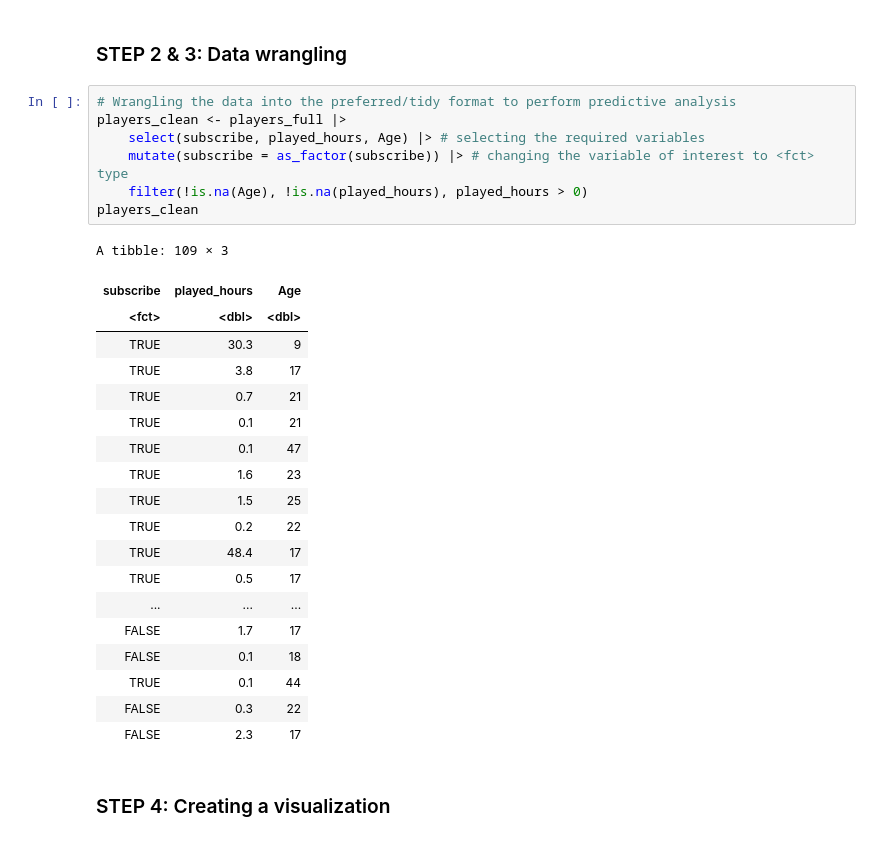
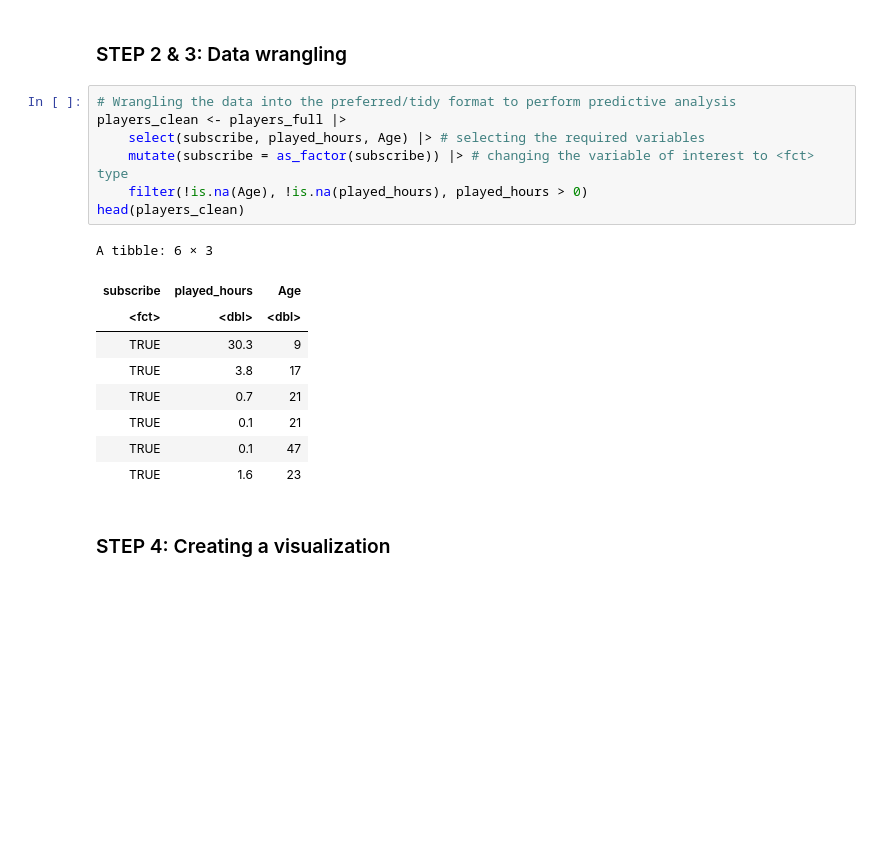
Before and after one commit to Ada-Lov3lace/project_final_2, a Jupyter notebook: dtsc_project_final.ipynb, the cells around one changed output. Drawn from its saved outputs; the diff is of its cells as text; blank space fills up the shorter version.

```diff
--- a/dtsc_project_final.ipynb
+++ b/dtsc_project_final.ipynb
@@ -145,30 +125,20 @@ A spec_tbl_df: 196 × 7
 # %%
 # Wrangling the data into the preferred/tidy format to perform predictive analysis
 players_clean <- players_full |>
     select(subscribe, played_hours, Age) |> # selecting the required variables
     mutate(subscribe = as_factor(subscribe)) |> # changing the variable of interest to <fct> type
     filter(!is.na(Age), !is.na(played_hours), played_hours > 0)
-players_clean
+head(players_clean)
 # %% [output]
-A tibble: 109 × 3
+A tibble: 6 × 3
 | subscribe | played_hours | Age |
 | <fct> | <dbl> | <dbl> |
 | TRUE | 30.3 | 9 |
 | TRUE | 3.8 | 17 |
 | TRUE | 0.7 | 21 |
 | TRUE | 0.1 | 21 |
 | TRUE | 0.1 | 47 |
 | TRUE | 1.6 | 23 |
-| TRUE | 1.5 | 25 |
-| TRUE | 0.2 | 22 |
-| TRUE | 48.4 | 17 |
-| TRUE | 0.5 | 17 |
-| ... | ... | ... |
-| FALSE | 1.7 | 17 |
-| FALSE | 0.1 | 18 |
-| TRUE | 0.1 | 44 |
-| FALSE | 0.3 | 22 |
-| FALSE | 2.3 | 17 |
 # %% [markdown]
 ### STEP 4: Creating a visualization
 # %% [markdown]
```
Also changed, not shown: parts of 6 cells of this notebook.
